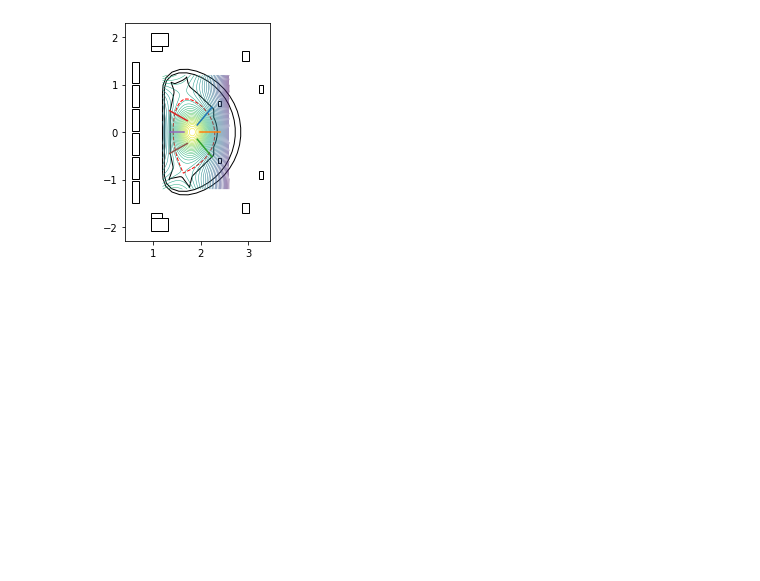
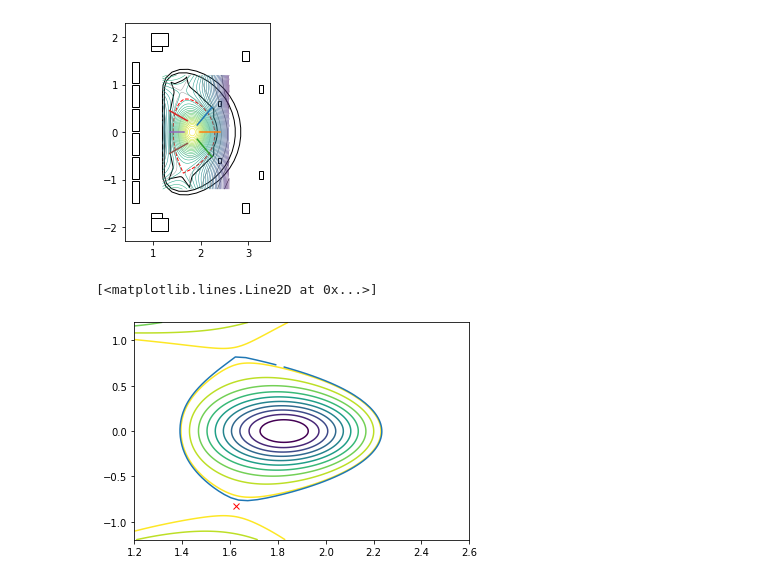
Before and after one commit to fusion-yun/fytok_old, a Jupyter notebook: examples/fy_magnetic.ipynb, the cells around one changed output. Saved outputs shown, nothing was run; the diff lists cells and outputs as text; code cells hidden in the pictures; blank space fills up the shorter version.

```diff
--- a/examples/fy_magnetic.ipynb
+++ b/examples/fy_magnetic.ipynb
@@ -162,3 +163,14 @@ plt.axis('scaled')
 plt.show()
 # %% [output]
 [figure]
+# %%
+psi_norm=[*np.linspace(0.1,0.9,9),0.99]
+psi=eq.psi()
+C=plt.contour(eq.R,eq.Z,(psi-eq.psi_axis)/(eq.psi_bndry-eq.psi_axis),
+levels=psi_norm)
+sep=eq.separatrix(ntheta=128)
+plt.plot(sep[:,0],sep[:,1])
+plt.plot(eq.R[39,20],eq.Z[30,20],"rx")
+# %% [output]
+[<matplotlib.lines.Line2D at 0x...>]
+[figure, added]
```
Also changed, not shown: parts of 20 cells of this notebook, 5 other files.
